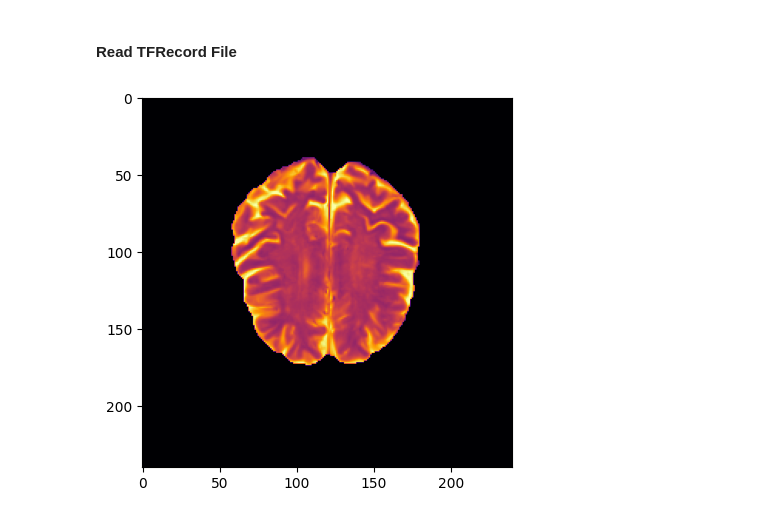
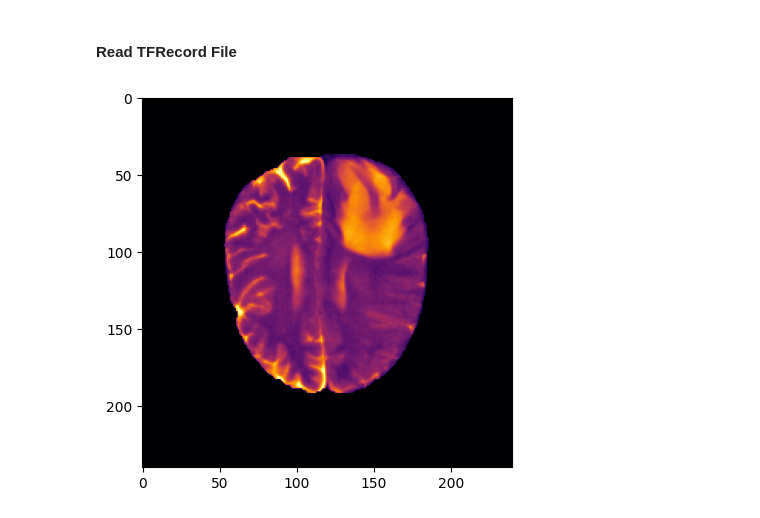
Before and after one commit to LennartPhil/Brain_Mets_Classification, a Jupyter notebook: notebooks/AI/data_preparation.ipynb, the cells around one changed output. Cells and saved outputs as stored; diff of their text form; code cells hidden in the pictures.

```diff
--- a/notebooks/AI/data_preparation.ipynb
+++ b/notebooks/AI/data_preparation.ipynb
@@ -639,30 +639,30 @@ for pat in range(len(patients)):
 # %% [markdown]
 #### Read TFRecord File
 # %%
-path_to_testing_tfr = "/Users/LennartPhilipp/Desktop/testing_data/derivatives/TFRecords/all_pats_single/sub-01015961.tfrecord"
+path_to_testing_tfr = "/Users/LennartPhilipp/Desktop/testing_data/derivatives/TFRecords/remote_tfrecords/sub-01997658.tfrecord"
 
 feature_description = {
     "image": tf.io.FixedLenFeature([155, 240, 240, 4], tf.float32),
     "sex": tf.io.FixedLenFeature([2], tf.int64, default_value=[0,0]),
     "age": tf.io.FixedLenFeature([], tf.int64, default_value=0),
     "primary": tf.io.FixedLenFeature([], tf.int64, default_value=0),
 }
 
 def parse(serialize_patient):
     example = tf.io.parse_single_example(serialize_patient, feature_description)
     # input = [example["image"], example["sex"], example["age"]]
     # label = example["primary"]
     image = example["image"]
     image = tf.reshape(image, [155, 240, 240, 4]) #[149, 185, 155, 4] = old size
 
     return image, example["sex"], example["age"], example["primary"]
 
 dataset = tf.data.TFRecordDataset([path_to_testing_tfr], compression_type="GZIP")
 parsed_dataset = dataset.map(parse)
 
 test_image = parsed_dataset.take(1)
 for image, sex, age, primary in test_image:
     numpy_image = image.numpy()
     plt.imshow(numpy_image[100,:,:,0], cmap = "inferno")
 # %% [output]
-[figure, old version]
+[figure, new version]
```
